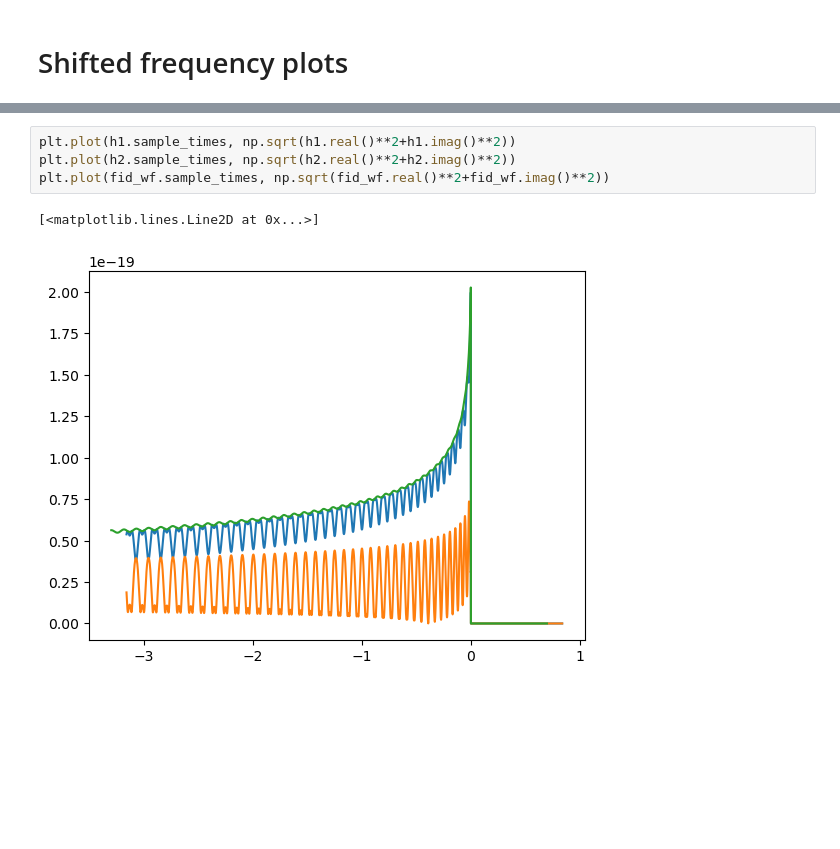
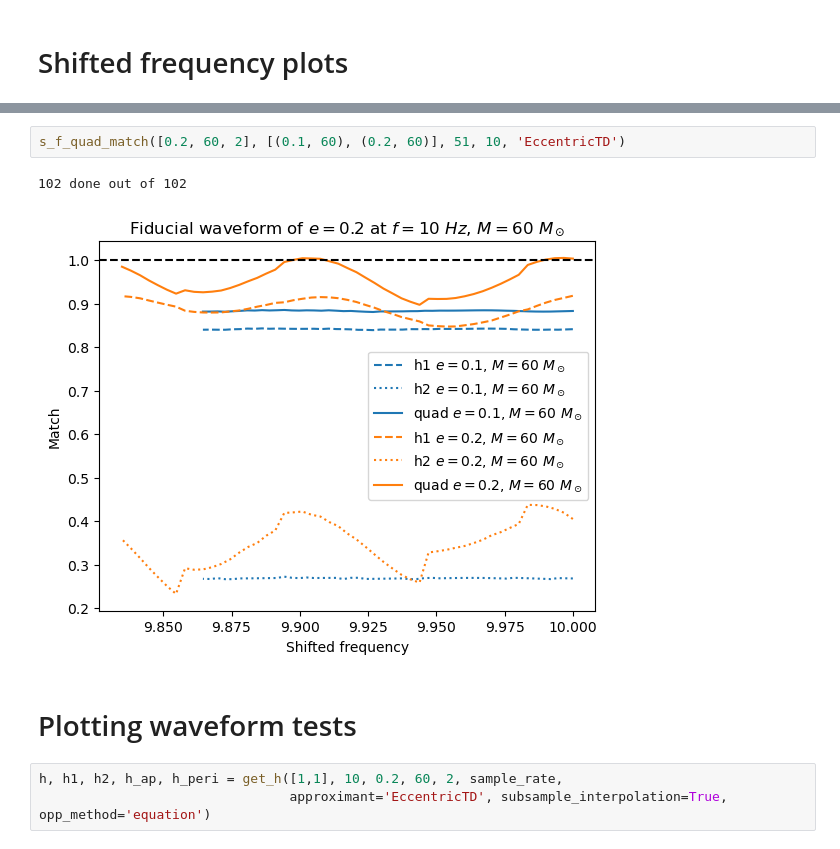
Before and after one commit to BenGPatterson/EccentricBinaries, a Jupyter notebook: notebooks/eccentric_decomposition.ipynb, the cells around one changed output, grey strips where cells are left out. Drawn from its saved outputs; the diff is of its cells as text; blank space fills up the shorter version.

Commit message:
Shifted frequency tests of average/difference waveform components

```diff
--- a/notebooks/eccentric_decomposition.ipynb
+++ b/notebooks/eccentric_decomposition.ipynb
@@ -76,7 +77,10 @@ fid_wf = s_f_quad_match([0.01, 30, 2], [(0.01, 30)], 51, 20, 'EccentricTD')
-# %%
-plt.plot(h1.sample_times, np.sqrt(h1.real()**2+h1.imag()**2))
-plt.plot(h2.sample_times, np.sqrt(h2.real()**2+h2.imag()**2))
-plt.plot(fid_wf.sample_times, np.sqrt(fid_wf.real()**2+fid_wf.imag()**2))
-# %% [output]
-[<matplotlib.lines.Line2D at 0x...>]
-[figure, removed]
+# %%
+s_f_quad_match([0.2, 60, 2], [(0.1, 60), (0.2, 60)], 51, 10, 'EccentricTD')
+# %% [output]
+102 done out of 102
+[figure, added]
+# %% [markdown]
+# Plotting waveform tests
+# %%
+h, h1, h2, h_ap, h_peri = get_h([1,1], 10, 0.2, 60, 2, sample_rate,
+                                approximant='EccentricTD', subsample_interpolation=True, opp_method='equation')
```
Also changed, not shown: parts of 5 cells of this notebook, 4 other files.
